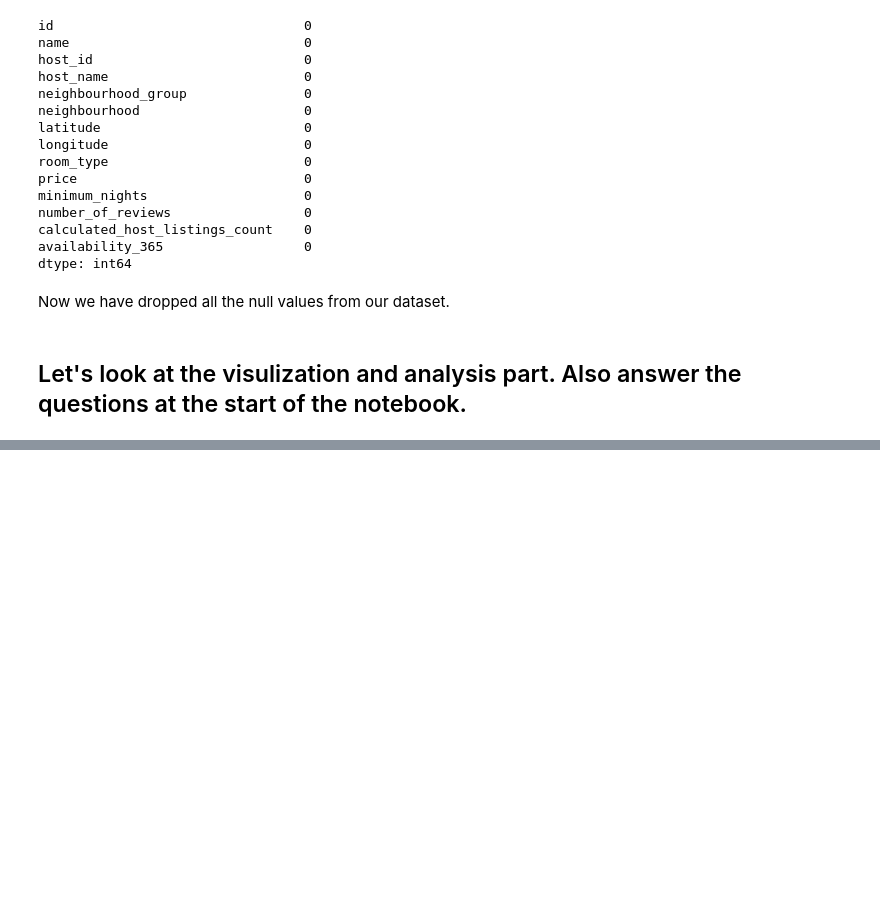
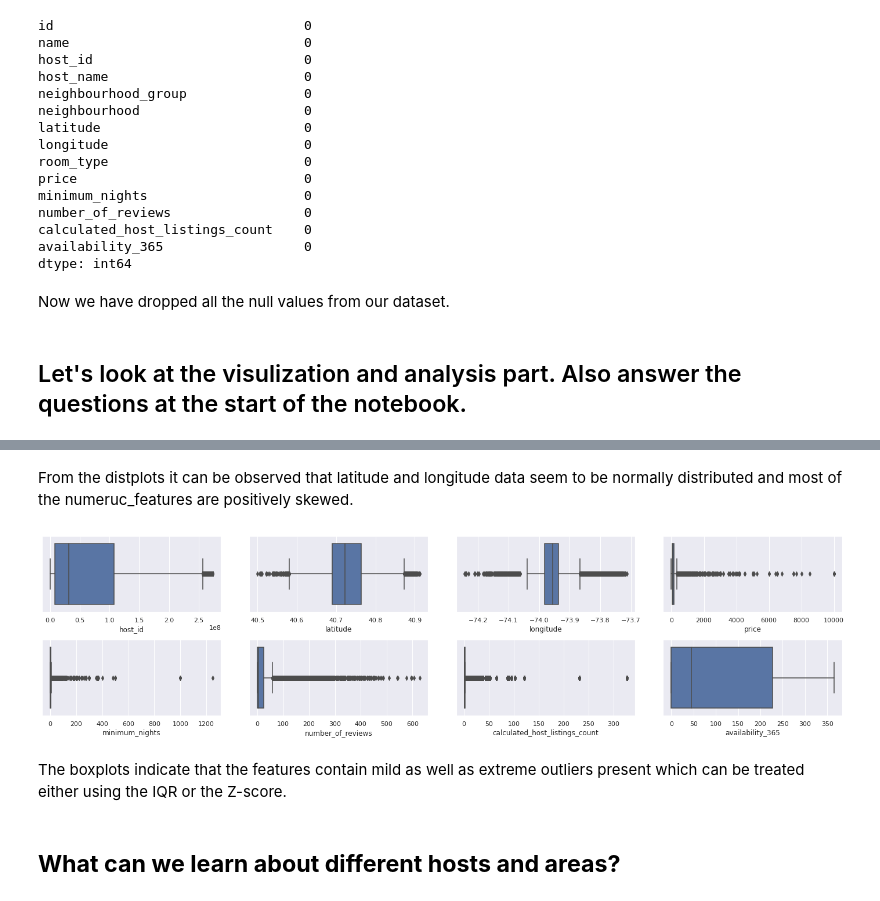
Before and after one commit to Deepakkarki24/Airbnb-Booking-Analysis, a Jupyter notebook: Deepak_Karki_Capstone_Project.ipynb, the cells around one changed output, grey strips where cells are left out. Drawn from its saved outputs; the diff is of its cells as text; code cells hidden in the pictures; blank space fills up the shorter version.

```diff
--- a/Deepak_Karki_Capstone_Project.ipynb
+++ b/Deepak_Karki_Capstone_Project.ipynb
@@ -248,0 +325,22 @@ Now we have dropped all the null values from our dataset.
+# %% [markdown]
+From the distplots it can be observed that latitude and longitude data seem to be normally distributed and most of the numeruc_features are positively skewed.
+# %%
+#checking the OutLiers!!
+#Plot boxplots to find the distribution
+boxplot_data= airbnb_data[numeric_features[1:]]
+names = boxplot_data.columns
+nrows=2
+ncols = 4
+fig, axes = plt.subplots(nrows,ncols, figsize=(20,5))
+fig.tight_layout(h_pad=2)
+
+for name, ax in zip(names, axes.flatten()):
+    sns.boxplot(x=name, data=boxplot_data, ax=ax)
+
+plt.show()
+# %% [output]
+[figure, added]
+# %% [markdown]
+The boxplots indicate that the features contain mild as well as extreme outliers present which can be treated either using the IQR or the Z-score.
+# %% [markdown]
+## **What can we learn about different hosts and areas?**
```
Also changed, not shown: parts of 14 cells of this notebook.
